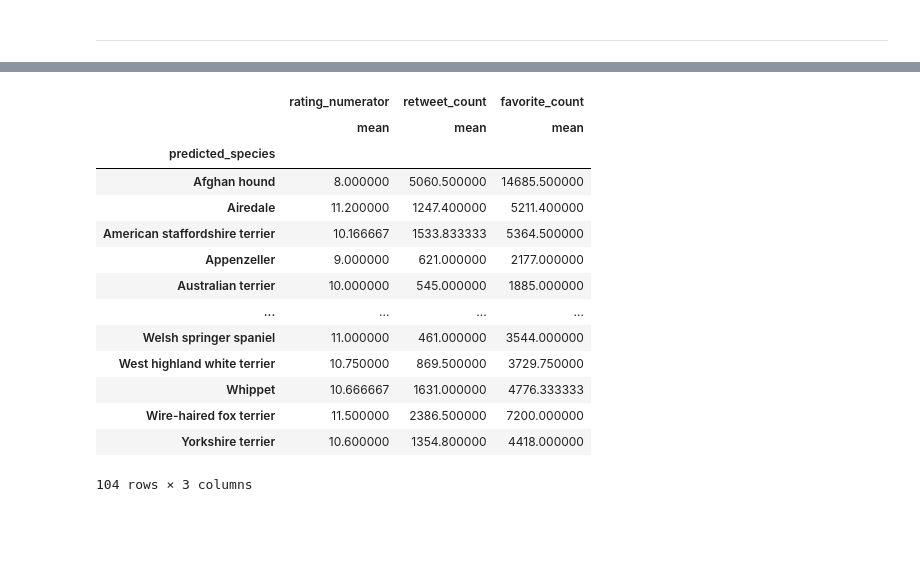
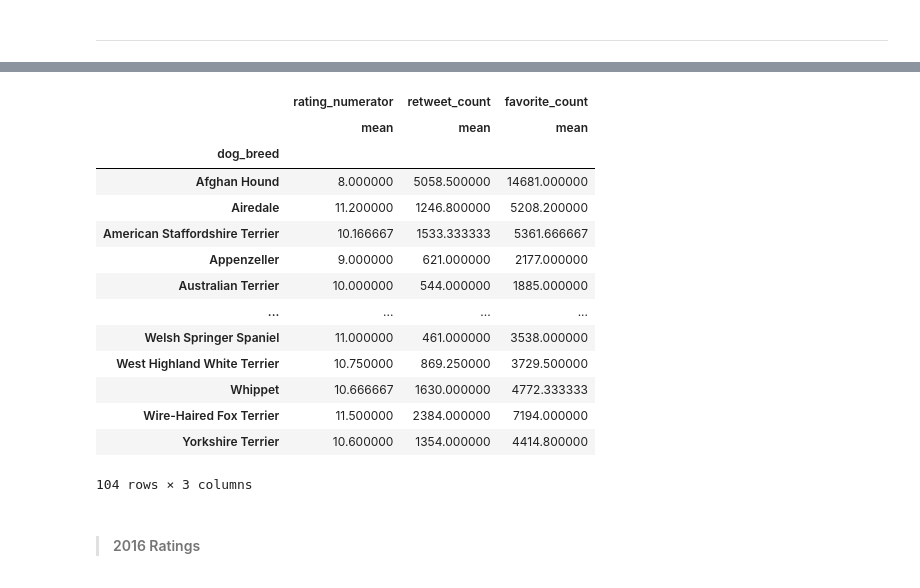
Before and after one commit to kurosakiaduma/weratedogs, a Jupyter notebook: wrangle_act.ipynb, the cells around one changed output, grey strips where cells are left out. Saved outputs shown, nothing was run; the diff lists cells and outputs as text; code cells hidden in the pictures; blank space fills up the shorter version.

```diff
--- a/wrangle_act.ipynb
+++ b/wrangle_act.ipynb
@@ -1180,6 +1239,8 @@ df_copy_arch[df_copy_arch.favorite_count == 0]
 # %%
-mean_rtw = df_copy_arch.retweet_count.mean()
-mean_ftw = df_copy_arch.favorite_count.mean()
+#Here's the mean for the retweet_count
+mean_rtw = df_copy_master.retweet_count.mean()
+#Here's the mean for the favorite_count
+mean_ftw = df_copy_master.favorite_count.mean()
 # %%
 display(mean_rtw, mean_ftw)
 # %% [output]
@@ -1226,0 +1251,4 @@ Test
+# %%
+#replace all missing values with the mean
+df_copy_master.retweet_count.fillna(mean_rtw, inplace=True)
+df_copy_master.favorite_count.fillna(mean_ftw, inplace=True)
@@ -1230,5 +1378,5 @@ print(allWords)
 # %%
-df_tw_arch = df_copy_arch.copy()
+df_master = df_copy_master.copy()
 # %% [markdown]
 <hr>
 # %% [markdown]
@@ -1256,4 +1407,4 @@ Name: predicted_species, Length: 111, dtype: int64
 # %%
-df_engagements = df_tw_arch.query('not predicted_species.isna()').loc[:, ['predicted_species', 'timestamp', 'rating_numerator', 'retweet_count', 'favorite_count']]
+df_engagements = df_master.query('not dog_breed.isna()').loc[:, ['dog_breed', 'timestamp', 'rating_numerator', 'retweet_count', 'favorite_count']]
 df_engagements.head()
 # %% [output]
@@ -1489,21 +1780,24 @@ df_2016
 787 rows × 5 columns
 # %%
-df_agg_stats_16 =df_2016.groupby('predicted_species')[['rating_numerator', 'retweet_count', 'favorite_count']].agg([np.mean])
+#Group the '16 metrics by `dog_breed` and aggregate mean values for rating, retweets and favorites
+df_agg_stats_16 =df_2016.groupby('dog_breed')[['rating_numerator', 'retweet_count', 'favorite_count']].agg([np.mean])
 df_agg_stats_16
 # %% [output]
 |  | rating_numerator | retweet_count | favorite_count |
 |  | mean | mean | mean |
-| predicted_species |  |  |  |
-| Afghan hound | 8.000000 | 5060.500000 | 14685.500000 |
-| Airedale | 11.200000 | 1247.400000 | 5211.400000 |
-| American staffordshire terrier | 10.166667 | 1533.833333 | 5364.500000 |
+| dog_breed |  |  |  |
+| Afghan Hound | 8.000000 | 5058.500000 | 14681.000000 |
+| Airedale | 11.200000 | 1246.800000 | 5208.200000 |
+| American Staffordshire Terrier | 10.166667 | 1533.333333 | 5361.666667 |
 | Appenzeller | 9.000000 | 621.000000 | 2177.000000 |
-| Australian terrier | 10.000000 | 545.000000 | 1885.000000 |
+| Australian Terrier | 10.000000 | 544.000000 | 1885.000000 |
 | ... | ... | ... | ... |
-| Welsh springer spaniel | 11.000000 | 461.000000 | 3544.000000 |
-| West highland white terrier | 10.750000 | 869.500000 | 3729.750000 |
-| Whippet | 10.666667 | 1631.000000 | 4776.333333 |
-| Wire-haired fox terrier | 11.500000 | 2386.500000 | 7200.000000 |
-| Yorkshire terrier | 10.600000 | 1354.800000 | 4418.000000 |
+| Welsh Springer Spaniel | 11.000000 | 461.000000 | 3538.000000 |
+| West Highland White Terrier | 10.750000 | 869.250000 | 3729.500000 |
+| Whippet | 10.666667 | 1630.000000 | 4772.333333 |
+| Wire-Haired Fox Terrier | 11.500000 | 2384.000000 | 7194.000000 |
+| Yorkshire Terrier | 10.600000 | 1354.000000 | 4414.800000 |
 104 rows × 3 columns
+# %% [markdown]
+> #### 2016 Ratings
 # %%
```
Also changed, not shown: parts of 343 cells of this notebook, 12 other files.
